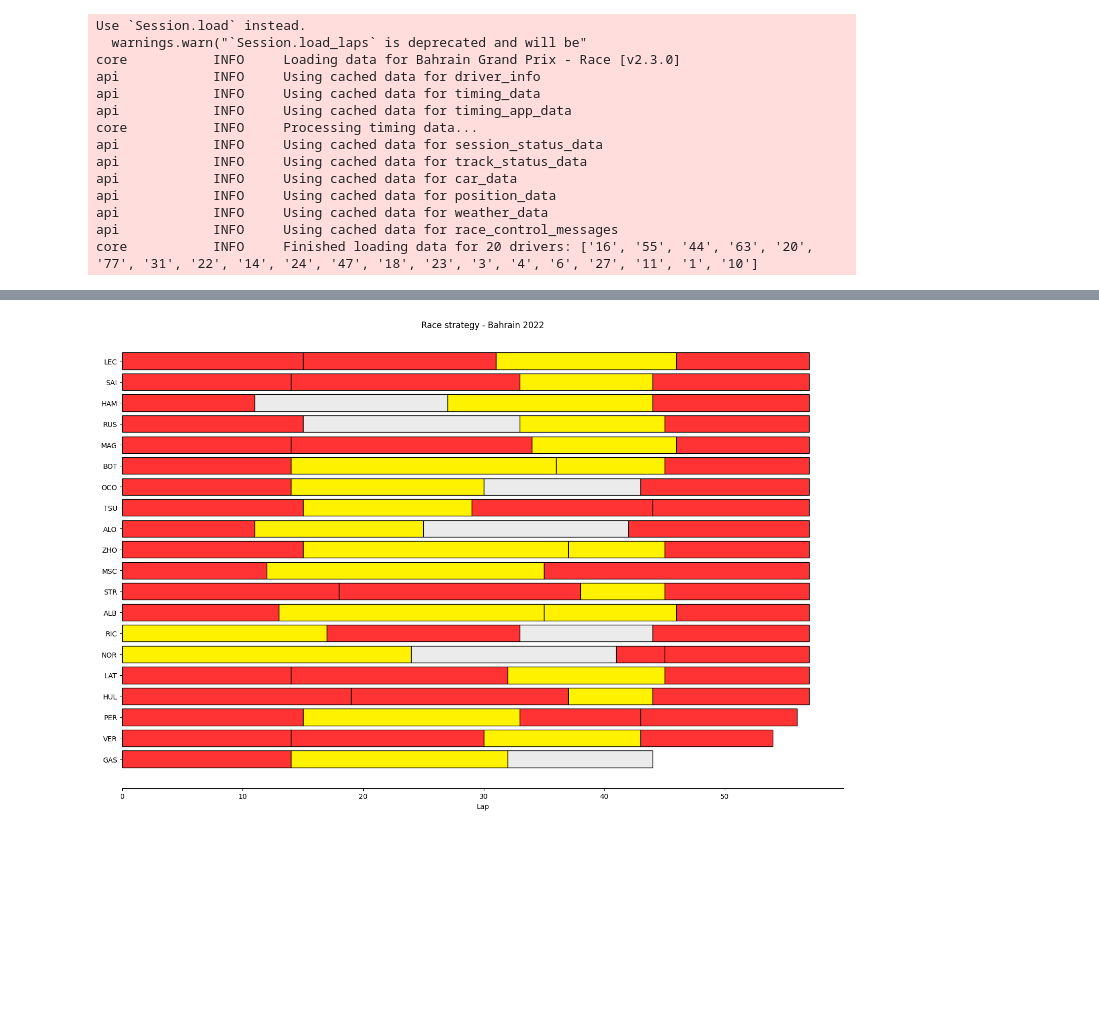
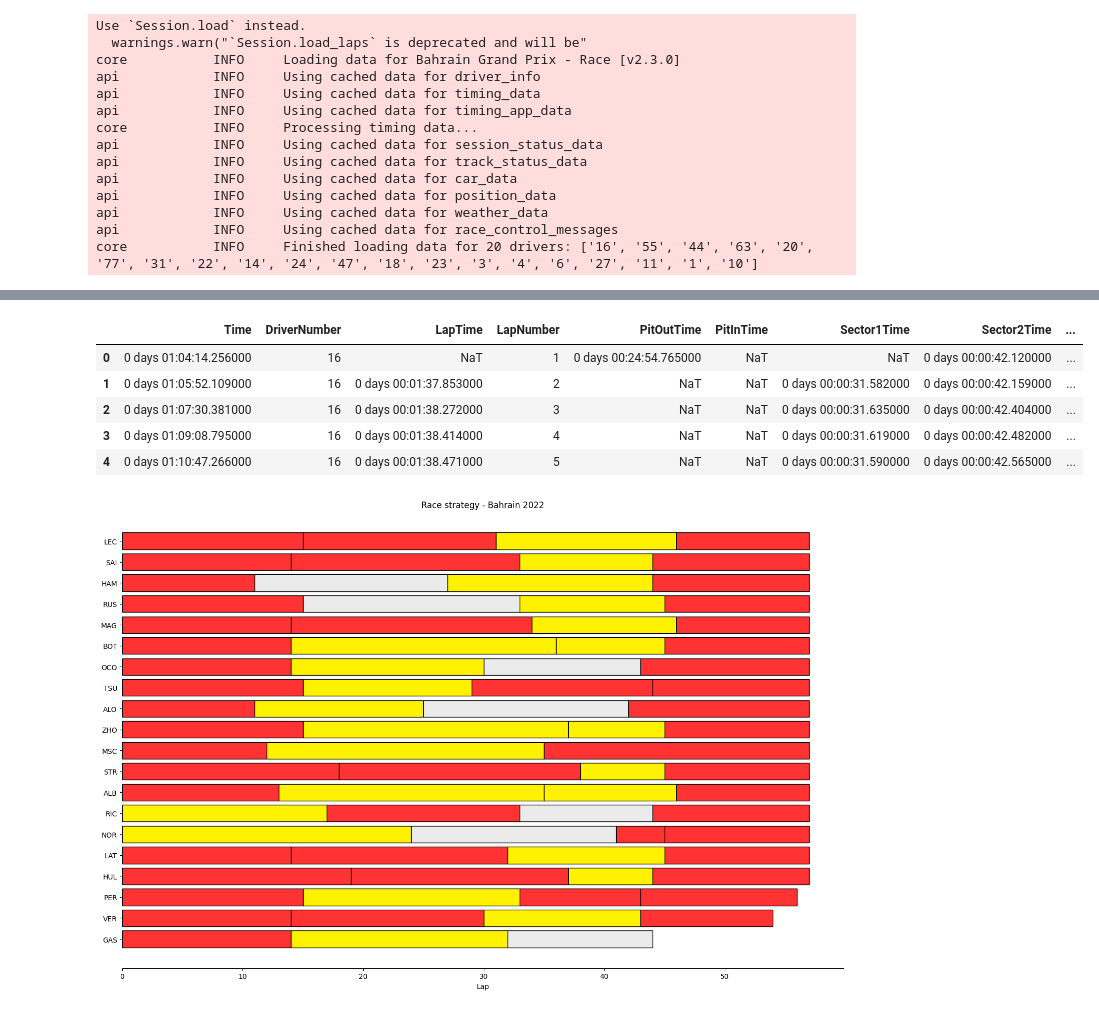
Before and after one commit to kepstein/f1analysis, a Jupyter notebook: RaceStrategy.ipynb, the cells around one changed output, grey strips where cells are left out. Drawn from its saved outputs; the diff is of its cells as text; code cells hidden in the pictures; blank space fills up the shorter version.

```diff
--- a/RaceStrategy.ipynb
+++ b/RaceStrategy.ipynb
@@ -35,3 +58,12 @@ core           INFO     Finished loading data for 20 drivers: ['16', '55', '44',
+# %%
+laps.head()
+# %% [output]
+|  | Time | DriverNumber | LapTime | LapNumber | PitOutTime | PitInTime | Sector1Time | Sector2Time | ... |
+| 0 | 0 days 01:04:14.256000 | 16 | NaT | 1 | 0 days 00:24:54.765000 | NaT | NaT | 0 days 00:00:42.120000 | ... |
+| 1 | 0 days 01:05:52.109000 | 16 | 0 days 00:01:37.853000 | 2 | NaT | NaT | 0 days 00:00:31.582000 | 0 days 00:00:42.159000 | ... |
+| 2 | 0 days 01:07:30.381000 | 16 | 0 days 00:01:38.272000 | 3 | NaT | NaT | 0 days 00:00:31.635000 | 0 days 00:00:42.404000 | ... |
+| 3 | 0 days 01:09:08.795000 | 16 | 0 days 00:01:38.414000 | 4 | NaT | NaT | 0 days 00:00:31.619000 | 0 days 00:00:42.482000 | ... |
+| 4 | 0 days 01:10:47.266000 | 16 | 0 days 00:01:38.471000 | 5 | NaT | NaT | 0 days 00:00:31.590000 | 0 days 00:00:42.565000 | ... |
 # %%
 driver_stints = laps[['Driver', 'Stint', 'Compound', 'LapNumber']].groupby(
     ['Driver', 'Stint', 'Compound']
```
Also changed, not shown: parts of 3 cells of this notebook.
